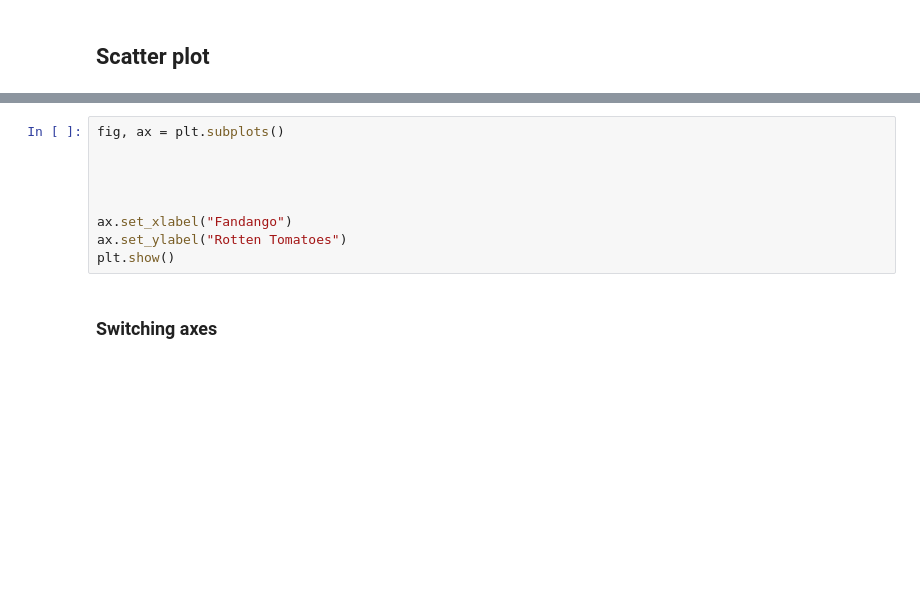
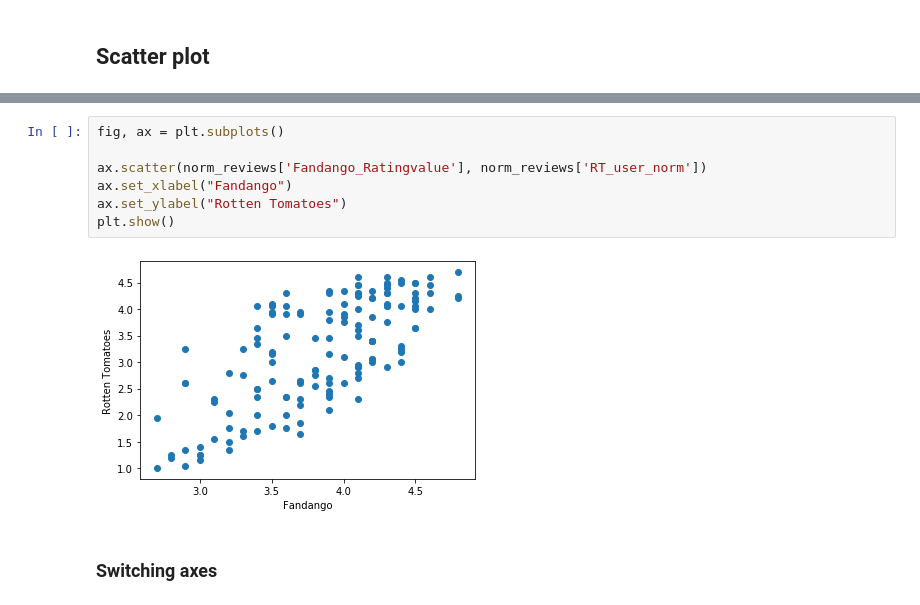
Before and after one commit to icta-tecaji/python-data-analysis-public, a Jupyter notebook: Del_05_Prikazovanje_podatkov_osnovno/05_Prikazovanje_podatkov_osnovno_CLEAN.ipynb, the cells around one changed output, grey strips where cells are left out. Drawn from its saved outputs; the diff is of its cells as text; blank space fills up the shorter version.

```diff
--- a/Del_05_Prikazovanje_podatkov_osnovno/05_Prikazovanje_podatkov_osnovno_CLEAN.ipynb
+++ b/Del_05_Prikazovanje_podatkov_osnovno/05_Prikazovanje_podatkov_osnovno_CLEAN.ipynb
@@ -392,12 +392,12 @@ plt.show()
 # %%
 fig, ax = plt.subplots()
 
-
-
-
+ax.scatter(norm_reviews['Fandango_Ratingvalue'], norm_reviews['RT_user_norm'])
 ax.set_xlabel("Fandango")
 ax.set_ylabel("Rotten Tomatoes")
 plt.show()
+# %% [output]
+[figure, added]
 # %% [markdown]
 ### Switching axes
 # %%
```
Also changed, not shown: parts of 14 cells of this notebook, 2 other files.
